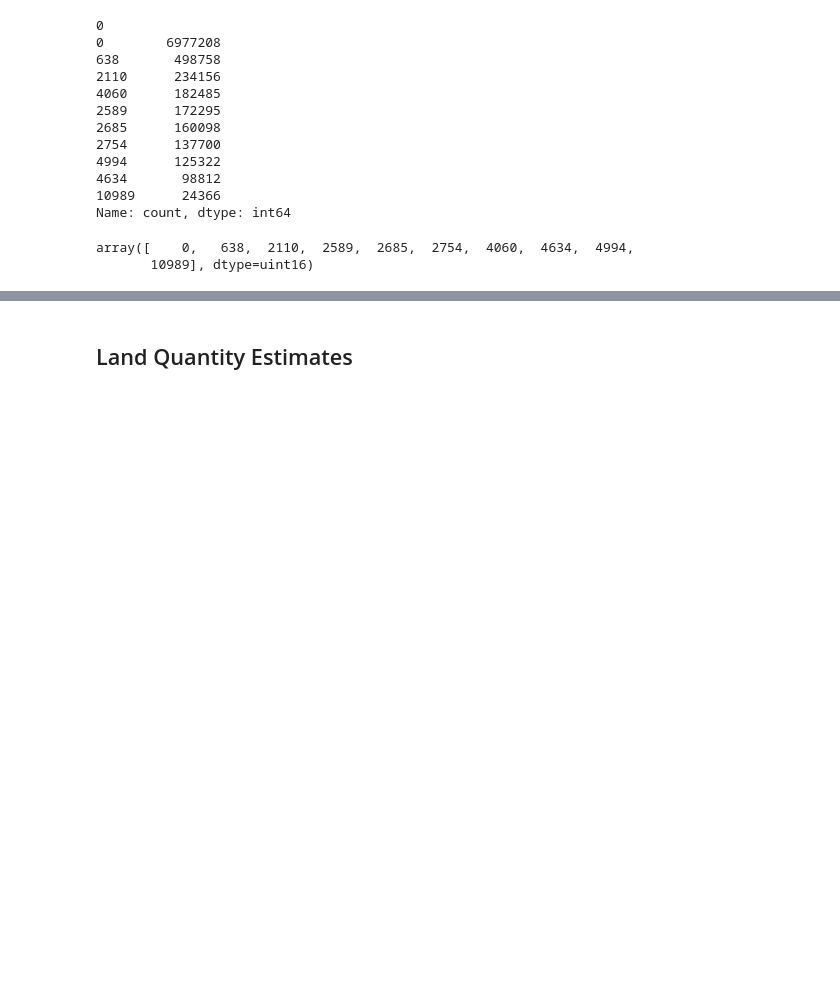
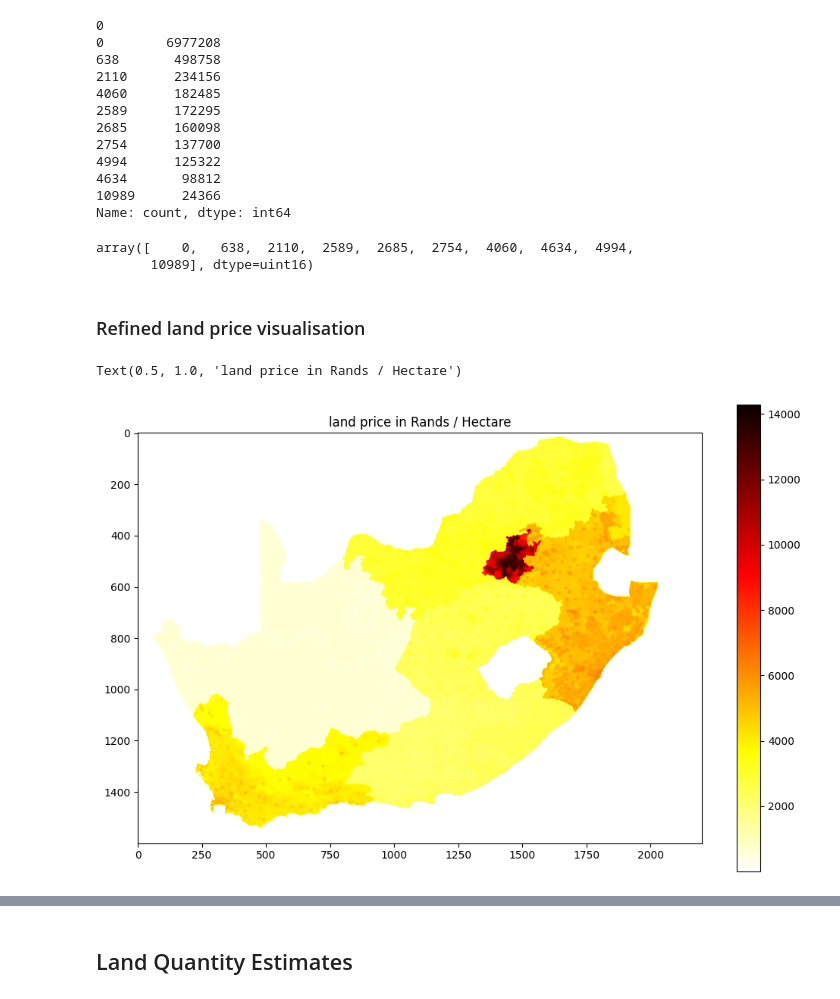
Before and after one commit to unded666/A50GreenPower, a Jupyter notebook: GSA Analysis.ipynb, the cells around one changed output, grey strips where cells are left out. Saved outputs shown, nothing was run; the diff lists cells and outputs as text; code cells hidden in the pictures; blank space fills up the shorter version.

```diff
--- a/GSA Analysis.ipynb
+++ b/GSA Analysis.ipynb
@@ -1008,3 +1008,5 @@ unique_values
 # %% [output]
 array([    0,   638,  2110,  2589,  2685,  2754,  4060,  4634,  4994,
        10989], dtype=uint16)
+# %% [markdown]
+### Refined land price visualisation
@@ -1010,0 +1015,10 @@ array([    0,   638,  2110,  2589,  2685,  2754,  4060,  4634,  4994,
+# %%
+ymax = 1600
+xmax = 2200
+land_price_image = generate_land_price_image()
+_ = plt.imshow(land_price_image[:ymax, :xmax], cmap='hot_r')
+_ = plt.colorbar()
+plt.title ('land price in Rands / Hectare')
+# %% [output]
+Text(0.5, 1.0, 'land price in Rands / Hectare')
+[figure, added]
```
Also changed, not shown: parts of 3 cells of this notebook, 4 other files.
